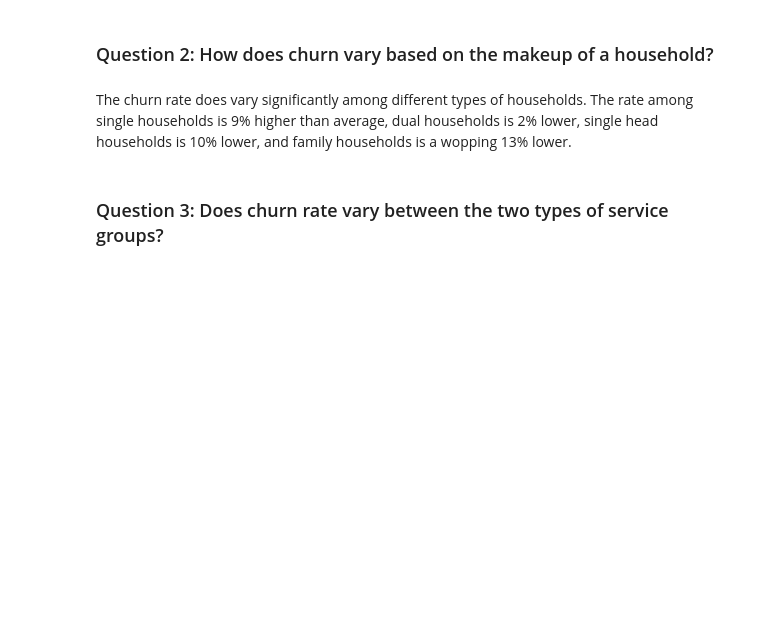
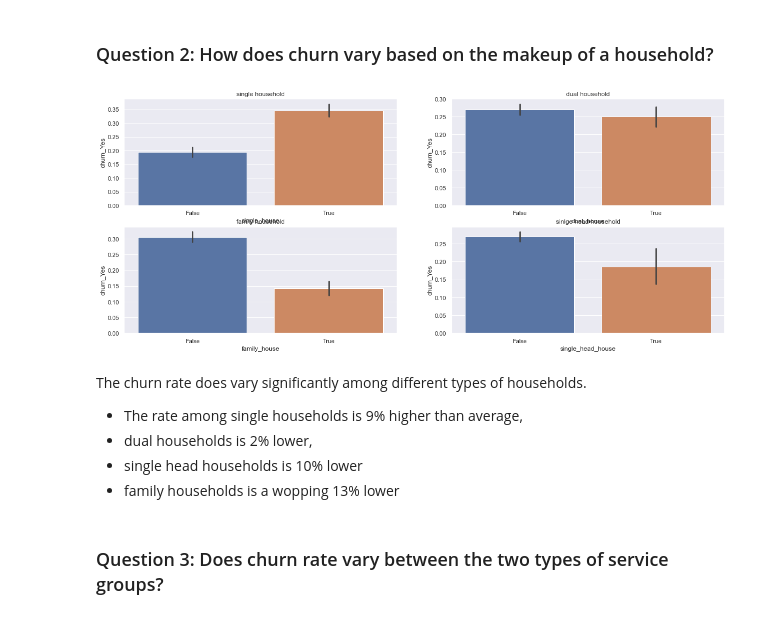
Before and after one commit to Naomi-SB/Codeup-Project-1-Classification-on-Telco-Data, a Jupyter notebook: MVP.ipynb, the cells around one changed output. Cells and saved outputs as stored; diff of their text form; code cells hidden in the pictures; blank space fills up the shorter version.

```diff
--- a/MVP.ipynb
+++ b/MVP.ipynb
@@ -70,9 +102,15 @@ explaination: stating what the viz shows
 ### Question 2: How does churn vary based on the makeup of a household?
 # %%
 #code for viz
-m.household_type_visualization(train_df)
+e.household_type_visualization(train_df)
+# %% [output]
+[figure, added]
 # %% [markdown]
-The churn rate does vary significantly among different types of households. The rate among single households is 9% higher than average, dual households is 2% lower, single head households is 10% lower, and family households is a wopping 13% lower.
+The churn rate does vary significantly among different types of households.
+- The rate among single households is 9% higher than average,
+- dual households is 2% lower,
+- single head households is 10% lower
+- family households is a wopping 13% lower
 # %% [markdown]
 ### Question 3:  Does churn rate vary between the two types of service groups?
 # %%
```
Also changed, not shown: parts of 27 cells of this notebook, 4 other files.
